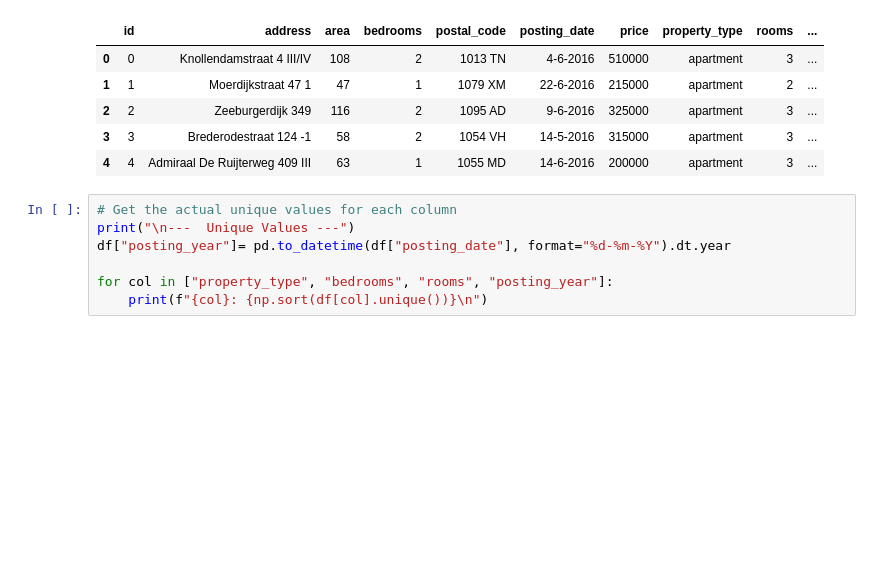
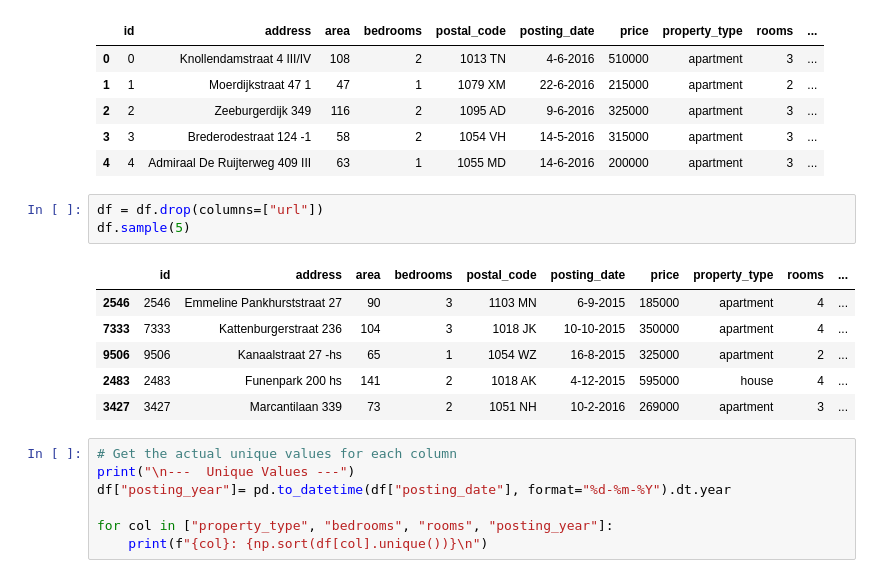
Before and after one commit to cleverfranke/messy-by-default-workshop, a Jupyter notebook: Messy_by_Default_Workshop.ipynb, the cells around one changed output. Cells and saved outputs as stored; diff of their text form; blank space fills up the shorter version.

```diff
--- a/Messy_by_Default_Workshop.ipynb
+++ b/Messy_by_Default_Workshop.ipynb
@@ -113,6 +113,16 @@ Rows: 11,443  |  Columns: 12
 | 2 | 2 | Zeeburgerdijk 349 | 116 | 2 | 1095 AD | 9-6-2016 | 325000 | apartment | 3 | ... |
 | 3 | 3 | Brederodestraat 124 -1 | 58 | 2 | 1054 VH | 14-5-2016 | 315000 | apartment | 3 | ... |
 | 4 | 4 | Admiraal De Ruijterweg 409 III | 63 | 1 | 1055 MD | 14-6-2016 | 200000 | apartment | 3 | ... |
+# %%
+df = df.drop(columns=["url"])
+df.sample(5)
+# %% [output]
+|  | id | address | area | bedrooms | postal_code | posting_date | price | property_type | rooms | ... |
+| 2546 | 2546 | Emmeline Pankhurststraat 27 | 90 | 3 | 1103 MN | 6-9-2015 | 185000 | apartment | 4 | ... |
+| 7333 | 7333 | Kattenburgerstraat 236 | 104 | 3 | 1018 JK | 10-10-2015 | 350000 | apartment | 4 | ... |
+| 9506 | 9506 | Kanaalstraat 27 -hs | 65 | 1 | 1054 WZ | 16-8-2015 | 325000 | apartment | 2 | ... |
+| 2483 | 2483 | Funenpark 200 hs | 141 | 2 | 1018 AK | 4-12-2015 | 595000 | house | 4 | ... |
+| 3427 | 3427 | Marcantilaan 339 | 73 | 2 | 1051 NH | 10-2-2016 | 269000 | apartment | 3 | ... |
 # %%
 # Get the actual unique values for each column
 print("\n---  Unique Values ---")
```
Also changed, not shown: parts of 5 cells of this notebook.
